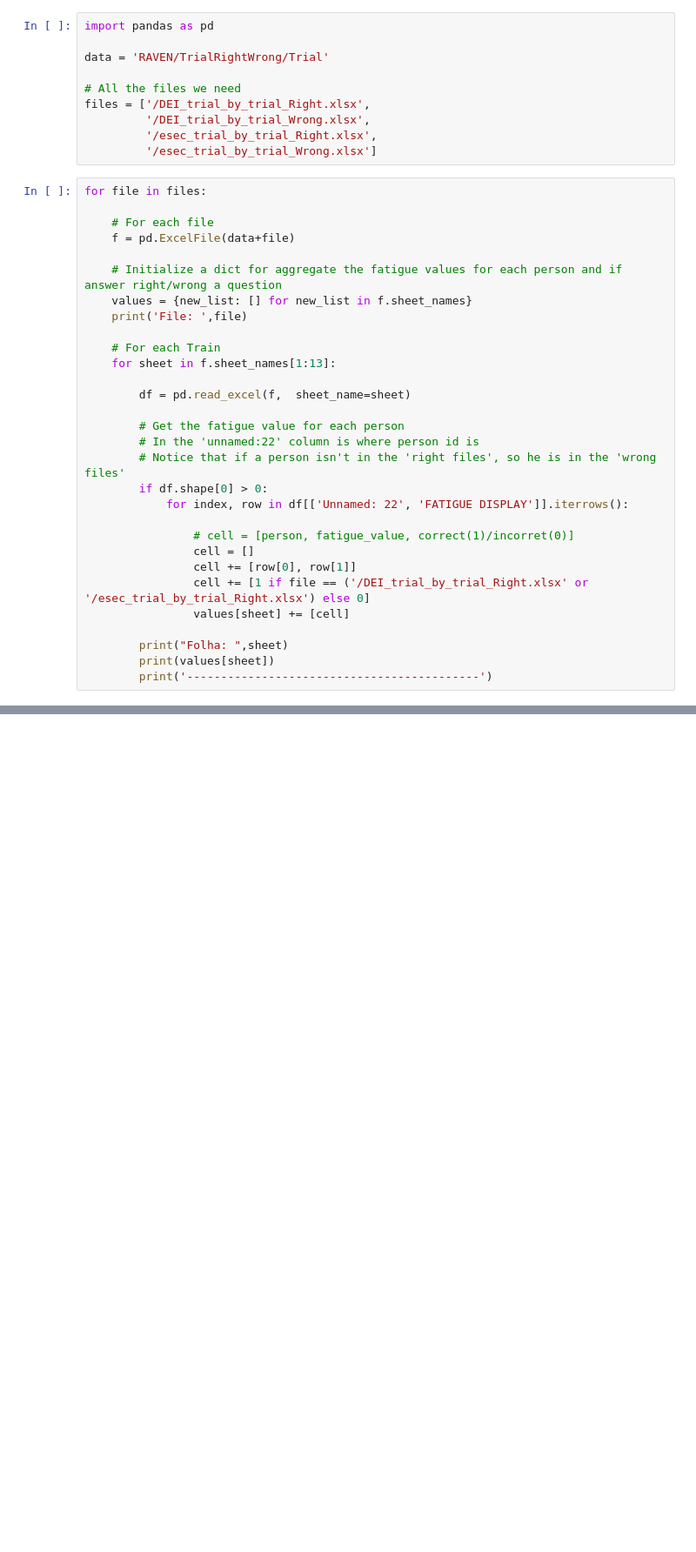
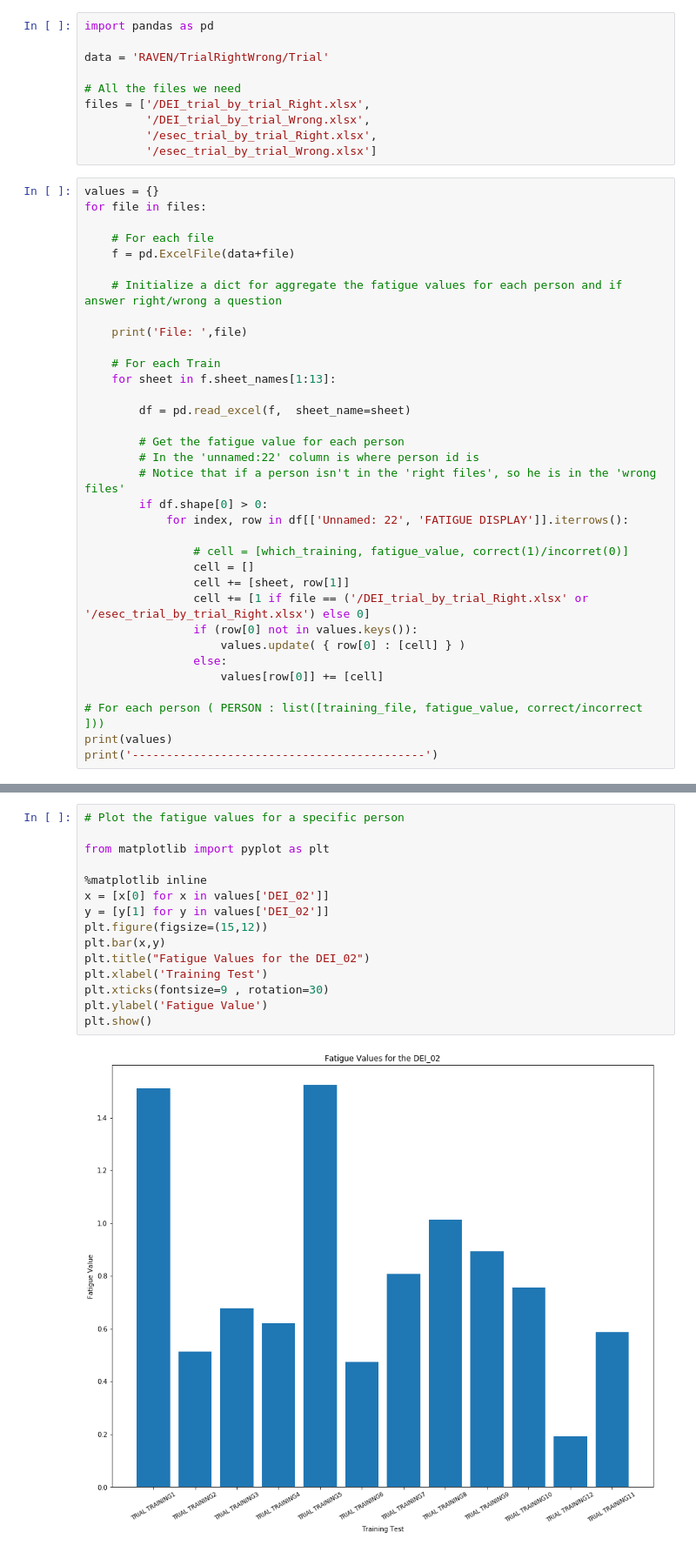
Before and after one commit to DanMartyns/Data-Mining-Assignment, a Jupyter notebook: ExtractFiles.ipynb, the cells around one changed output, grey strips where cells are left out. Shown at 87% size. Drawn from its saved outputs; the diff is of its cells as text; blank space fills up the shorter version.

Commit message:
Fatigue Values extracted

```diff
--- a/ExtractFiles.ipynb
+++ b/ExtractFiles.ipynb
@@ -9,13 +9,14 @@ files = ['/DEI_trial_by_trial_Right.xlsx',
          '/esec_trial_by_trial_Right.xlsx',
          '/esec_trial_by_trial_Wrong.xlsx']
 # %%
+values = {}
 for file in files:
 
     # For each file
     f = pd.ExcelFile(data+file)
 
     # Initialize a dict for aggregate the fatigue values for each person and if answer right/wrong a question
-    values = {new_list: [] for new_list in f.sheet_names}
+
     print('File: ',file)
 
     # For each Train
@@ -29,14 +30,17 @@ for file in files:
         if df.shape[0] > 0:
             for index, row in df[['Unnamed: 22', 'FATIGUE DISPLAY']].iterrows():
 
-                # cell = [person, fatigue_value, correct(1)/incorret(0)]
+                # cell = [which_training, fatigue_value, correct(1)/incorret(0)]
                 cell = []
-                cell += [row[0], row[1]]
+                cell += [sheet, row[1]]
                 cell += [1 if file == ('/DEI_trial_by_trial_Right.xlsx' or '/esec_trial_by_trial_Right.xlsx') else 0]
-                values[sheet] += [cell]
+                if (row[0] not in values.keys()):
+                    values.update( { row[0] : [cell] } )
+                else:
+                    values[row[0]] += [cell]
 
-        print("Folha: ",sheet)
-        print(values[sheet])
-        print('-------------------------------------------')
+# For each person ( PERSON : list([training_file, fatigue_value, correct/incorrect ]))
+print(values)
+print('-------------------------------------------')
 # %% [output]
 File:  /DEI_trial_by_trial_Right.xlsx
@@ -58,0 +52,17 @@ Folha:  TRIAL TRAINING12
+# %%
+# Plot the fatigue values for a specific person
+
+from matplotlib import pyplot as plt
+
+%matplotlib inline
+x = [x[0] for x in values['DEI_02']]
+y = [y[1] for y in values['DEI_02']]
+plt.figure(figsize=(15,12))
+plt.bar(x,y)
+plt.title("Fatigue Values for the DEI_02")
+plt.xlabel('Training Test')
+plt.xticks(fontsize=9 , rotation=30)
+plt.ylabel('Fatigue Value')
+plt.show()
+# %% [output]
+[figure, added]
```
Also changed, not shown: parts of 1 cell of this notebook.
